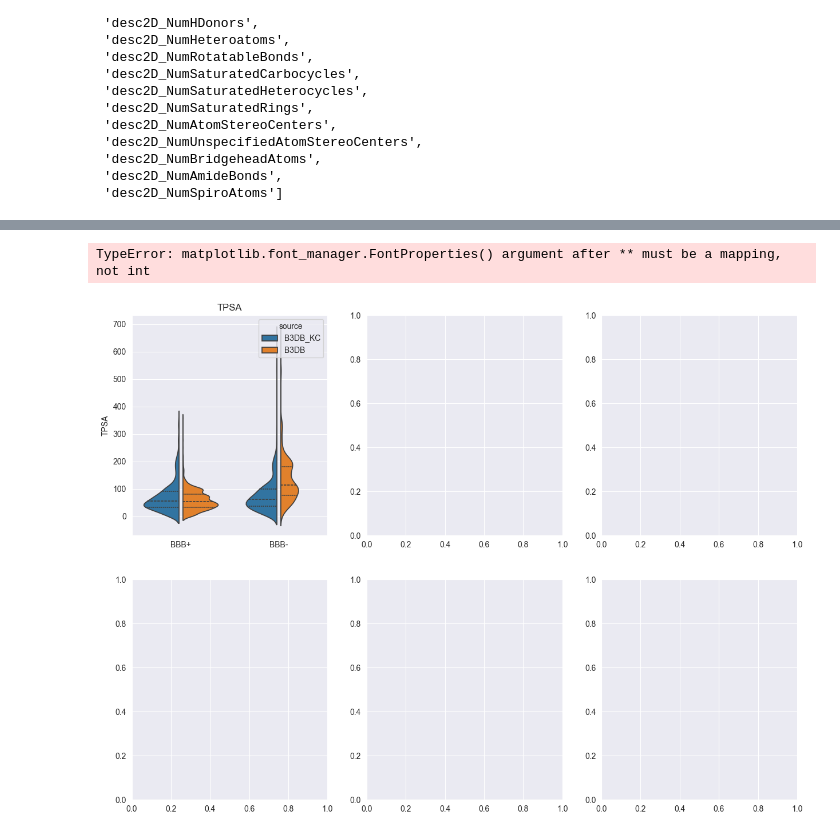
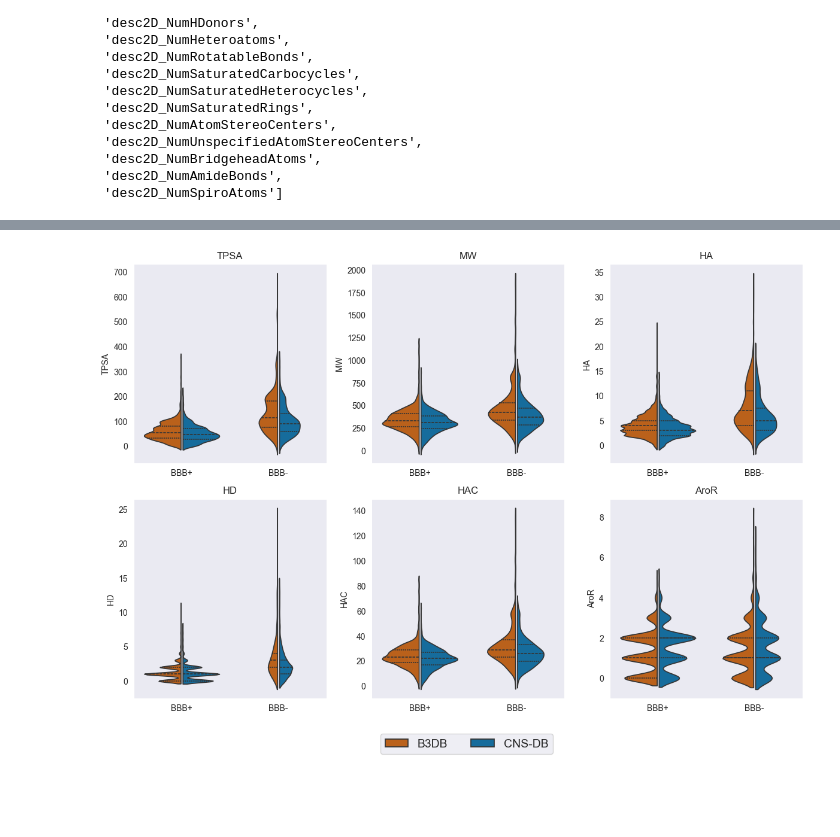
Before and after one commit to ellimilial/cns_db, a Jupyter notebook: b3db_kc/05_exploration.ipynb, the cells around one changed output, grey strips where cells are left out. Saved outputs shown, nothing was run; the diff lists cells and outputs as text; code cells hidden in the pictures; blank space fills up the shorter version.

```diff
--- a/b3db_kc/05_exploration.ipynb
+++ b/b3db_kc/05_exploration.ipynb
@@ -113,13 +177,17 @@ from rdkit.Chem import rdMolDescriptors
 limited_features_of_interest = ["TPSA", "MW", "HA", "HD", "HAC", "AroR"]
 df_b3db = pd.read_csv("../data/B3DB/B3DB/B3DB_classification.tsv", sep="\t")
 df_b3db["mol"] = df_b3db["SMILES"].apply(lambda x: rdkit.Chem.MolFromSmiles(x))
+
+_n_pre_removal = len(df_b3db)
+df_b3db = df_b3db[df_b3db.mol.apply(pd.notna)]
+print(f"Removed {len(df_b3db) - _n_pre_removal}  ({_n_pre_removal} -> {len(df_b3db)}) molecules where SMILES could not be converted to molecule objects")
 df_b3db["TPSA"] = df_b3db.mol.apply(rdMolDescriptors.CalcTPSA)
 df_b3db["MW"] = df_b3db.mol.apply(rdMolDescriptors.CalcExactMolWt)
 df_b3db["HA"] = df_b3db.mol.apply(rdMolDescriptors.CalcNumHBA)
 df_b3db["HD"] = df_b3db.mol.apply(rdMolDescriptors.CalcNumHBD)
 df_b3db["HAC"] = df_b3db.mol.apply(rdMolDescriptors.CalcNumHeavyAtoms)
 df_b3db["AroR"] = df_b3db.mol.apply(rdMolDescriptors.CalcNumAromaticRings)
-df_b3db_foi["source"] = "B3DB_KC"
+df_b3db_foi["source"] = "CNS-DB"
 df_b3db["source"] = "B3DB"
 _df = pd.concat([
     df_b3db_foi[limited_features_of_interest + ["BBB+/BBB-", "source"]],
@@ -137,23 +208,34 @@ Name: count, dtype: int64
 # %%
 n_cols = 3
 n_rows = len(limited_features_of_interest) // n_cols + (len(limited_features_of_interest) % n_cols > 0)
-fig, axes = plt.subplots(n_rows, n_cols, figsize=(15, 11), sharex=False, sharey=False)
-
+fig, axes = plt.subplots(n_rows, n_cols, figsize=(12, 8), sharex=False, sharey=False)
 
 for i, f in enumerate(limited_features_of_interest):
     row, col = divmod(i, n_cols)
 
-    sns.violinplot(data=_df[[f, "BBB+/BBB-", "source"]], ax=axes[row, col], y=f , x="BBB+/BBB-", hue="source", gap=0.1, split=True, inner="quart")
+    sns.violinplot(
+        data=_df[[f, "BBB+/BBB-", "source"]],
+        ax=axes[row, col], y=f , x="BBB+/BBB-",
+        hue="source", hue_order=["B3DB", "CNS-DB"],
+        gap=0.05, split=True, inner="quart",
+        palette={"B3DB": COLOUR_B3DB, "CNS-DB": COLOUR_CNSDB}
+    )
+
     axes[row, col].set_xlabel("")
-    axes[row, col].set_title(f, font_size=12)
+    axes[row, col].set_title(f)
+    axes[row, col].get_legend().remove()
+    axes[row, col].grid(False)
 
 
-#plt.tight_layout()
-
-for i in range(len(features_of_interest), n_rows * n_cols):
+for i in range(len(limited_features_of_interest), n_rows * n_cols):
     fig.delaxes(axes.flatten()[i])
 
-#sns.violinplot(_df)
+handles, labels = axes[0, 0].get_legend_handles_labels()
+fig.legend(handles, labels, loc='lower center', bbox_to_anchor=(0.52, -0.08), ncol=len(labels), fontsize=14)
+
+plt.subplots_adjust(bottom=0.1)
+plt.tight_layout()
+plt.savefig('figures/figure_9.png', dpi=300, bbox_inches='tight')
+plt.show()
 # %% [output]
-TypeError: matplotlib.font_manager.FontProperties() argument after ** must be a mapping, not int
-[figure, old version]
+[figure, new version]
```
Also changed, not shown: parts of 4 cells of this notebook, 32 other files.
